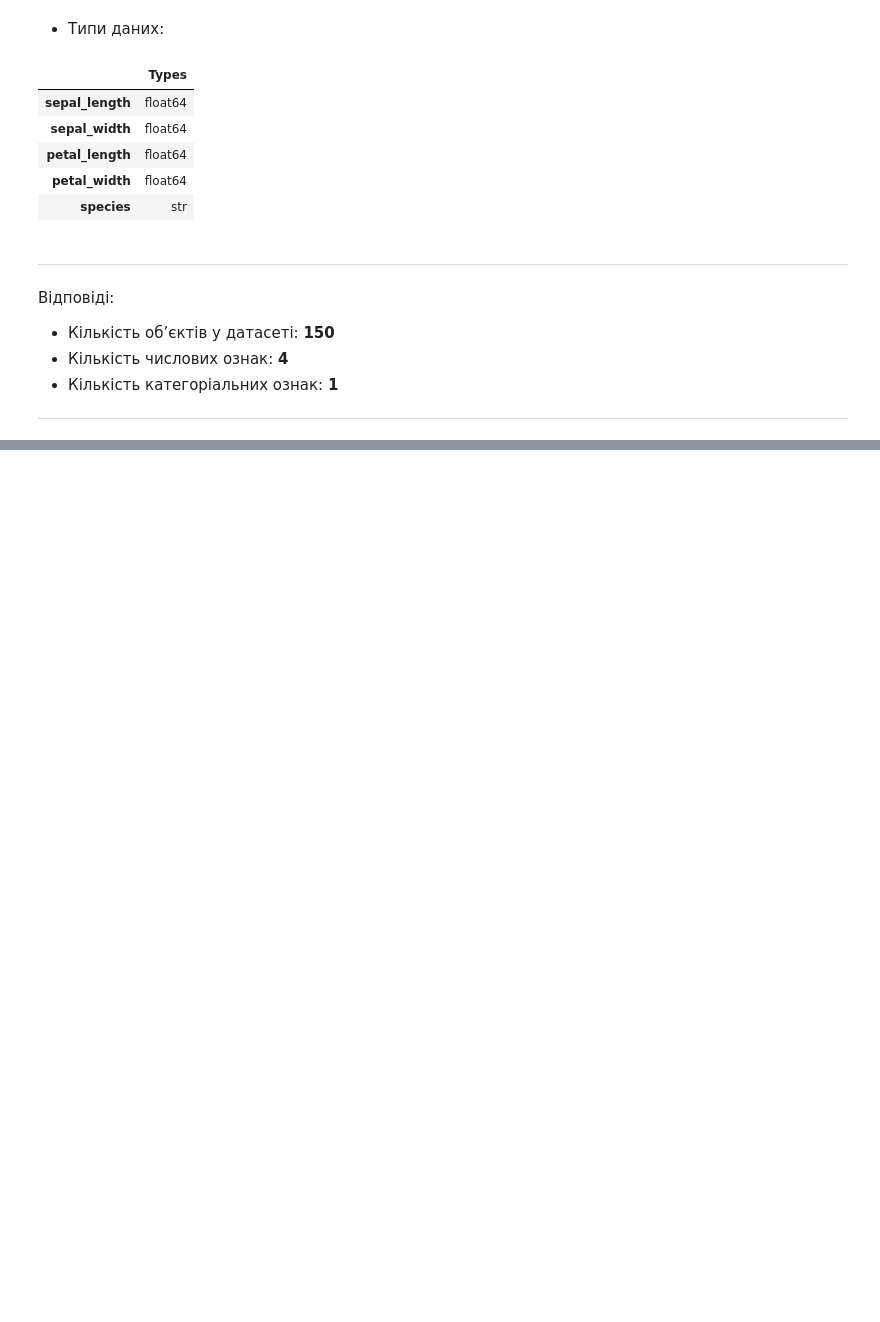
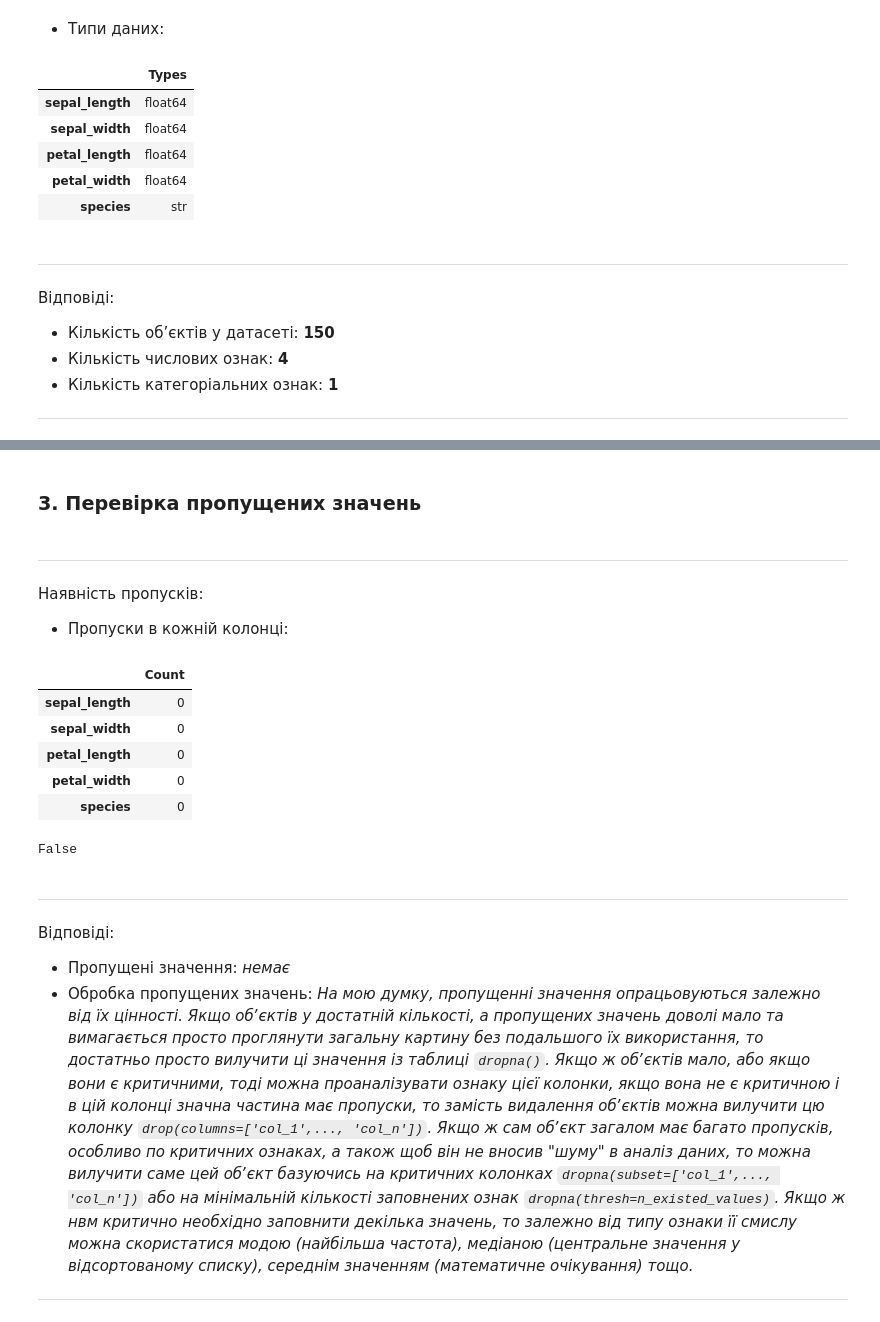
Before and after one commit to BogdanPinchuk/DataScience-PBY_HW9, a Jupyter notebook: Bohdan_Pinchuk_DS_HW9.ipynb, the cells around one changed output, grey strips where cells are left out. Saved outputs shown, nothing was run; the diff lists cells and outputs as text; code cells hidden in the pictures; blank space fills up the shorter version.

````diff
--- a/Bohdan_Pinchuk_DS_HW9.ipynb
+++ b/Bohdan_Pinchuk_DS_HW9.ipynb
@@ -358,3 +357,53 @@ display(Markdown(f"""
 * Цільовою змінною є: _**species**_
 * Змінними, які описують обʼєкт є: _**sepal_length, sepal_width, petal_length, petal_width**_
 ---
+# %%
+# 3. Перевірка пропущених значень
+
+import pandas as pd
+
+# Input data
+
+# Solution
+empty_val_by_col = iris.isnull().sum().to_frame(name='Count')
+
+display(Markdown(f"""
+### 3. Перевірка пропущених значень
+"""))
+
+display(Markdown(f"""
+---
+Наявність пропусків:
+* Пропуски в кожній колонці:
+"""), empty_val_by_col)
+
+is_empty_val = empty_val_by_col.values.sum() > 0
+print(is_empty_val)
+
+display(Markdown(f"""
+---
+Відповіді:
+* Пропущені значення: _{'є' if is_empty_val > 0 else 'немає'}_
+* Обробка пропущених значень: _На мою думку, пропущенні значення опрацьовуються залежно від їх цінності. Якщо обʼєктів у достатній кількості, а пропущених значень доволі мало та вимагається просто проглянути загальну картину без подальшого їх використання, то достатньо просто вилучити ці значення із таблиці ```dropna()```. Якщо ж обʼєктів мало, або якщо вони є критичними, тоді можна проаналізувати ознаку цієї колонки, якщо вона не є критичною і в цій колонці значна частина має пропуски, то замість видалення обʼєктів можна вилучити цю колонку ```drop(columns=['col_1',..., 'col_n'])```. Якщо ж сам обʼєкт загалом має багато пропусків, особливо по критичних ознаках, а також щоб він не вносив "шуму" в аналіз даних, то можна вилучити саме цей обʼєкт базуючись на критичних колонках ```dropna(subset=['col_1',..., 'col_n'])``` або на мінімальній кількості заповнених ознак ```dropna(thresh=n_existed_values)```. Якщо ж нвм критично необхідно заповнити декілька значень, то залежно від типу ознаки її смислу можна скористатися модою (найбільша частота), медіаною (центральне значення у відсортованому списку), середнім значенням (математичне очікування) тощо._
+---
+"""))
+# %% [output]
+
+### 3. Перевірка пропущених значень
+
+---
+Наявність пропусків:
+* Пропуски в кожній колонці:
+|  | Count |
+| sepal_length | 0 |
+| sepal_width | 0 |
+| petal_length | 0 |
+| petal_width | 0 |
+| species | 0 |
+False
+
+---
+Відповіді:
+* Пропущені значення: _немає_
+* Обробка пропущених значень: _На мою думку, пропущенні значення опрацьовуються залежно від їх цінності. Якщо обʼєктів у достатній кількості, а пропущених значень доволі мало та вимагається просто проглянути загальну картину без подальшого їх використання, то достатньо просто вилучити ці значення із таблиці ```dropna()```. Якщо ж обʼєктів мало, або якщо вони є критичними, тоді можна проаналізувати ознаку цієї колонки, якщо вона не є критичною і в цій колонці значна частина має пропуски, то замість видалення обʼєктів можна вилучити цю колонку ```drop(columns=['col_1',..., 'col_n'])```. Якщо ж сам обʼєкт загалом має багато пропусків, особливо по критичних ознаках, а також щоб він не вносив "шуму" в аналіз даних, то можна вилучити саме цей обʼєкт базуючись на критичних колонках ```dropna(subset=['col_1',..., 'col_n'])``` або на мінімальній кількості заповнених ознак ```dropna(thresh=n_existed_values)```. Якщо ж нвм критично необхідно заповнити декілька значень, то залежно від типу ознаки її смислу можна скористатися модою (найбільша частота), медіаною (центральне значення у відсортованому списку), середнім значенням (математичне очікування) тощо._
+---
````
Also changed, not shown: parts of 1 cell of this notebook.
